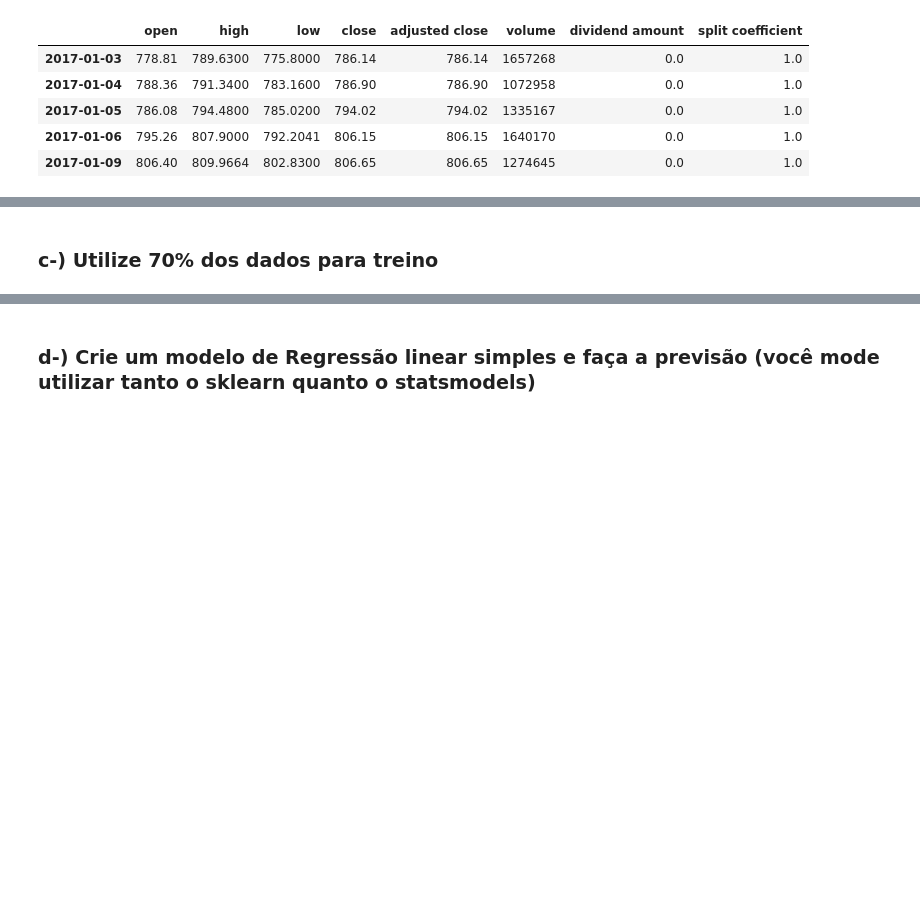
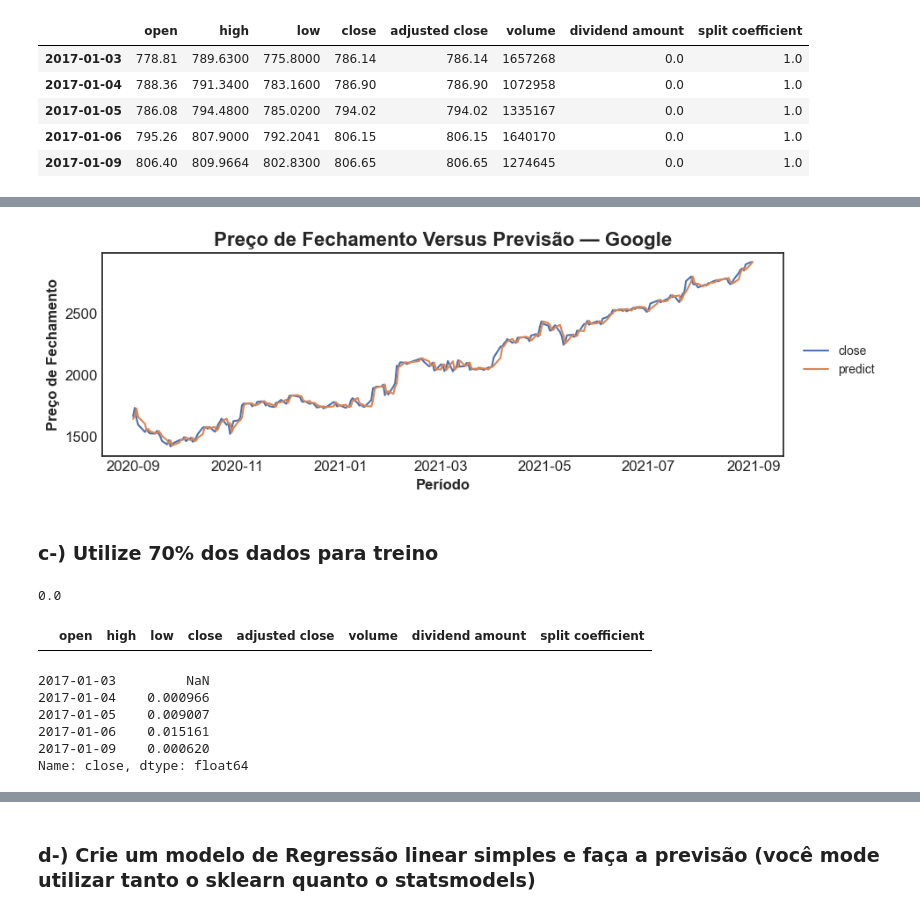
Before and after one commit to anoca-cs/FEA.DEV, a Jupyter notebook: FinQuant/Case/FinQuant Case.ipynb, the cells around one changed output, grey strips where cells are left out. Saved outputs shown, nothing was run; the diff lists cells and outputs as text; code cells hidden in the pictures; blank space fills up the shorter version.

```diff
--- a/FinQuant/Case/FinQuant Case.ipynb
+++ b/FinQuant/Case/FinQuant Case.ipynb
@@ -1722,9 +1742,9 @@ Aqui iremos implantar um dos mais antigos modelos , que é a regressão  linear.
 # %%
 # Visualizar o df
 
-fb = pd.read_csv(r'C:\Users\ana_c\OneDrive\Documentos\GitHub\FEA.DEV\FinQuant\Case\Files\google.csv', index_col = 0, parse_dates = True)
+google = pd.read_csv(r'C:\Users\ana_c\OneDrive\Documentos\GitHub\FEA.DEV\FinQuant\Case\Files\google.csv', index_col = 0, parse_dates = True)
 
-fb.head()
+google.head()
 # %% [output]
 |  | open | high | low | close | adjusted close | volume | dividend amount | split coefficient |
 | 2017-01-03 | 778.81 | 789.6300 | 775.8000 | 786.14 | 786.14 | 1657268 | 0.0 | 1.0 |
@@ -1732,3 +1752,12 @@ fb.head()
 | 2017-01-05 | 786.08 | 794.4800 | 785.0200 | 794.02 | 794.02 | 1335167 | 0.0 | 1.0 |
 | 2017-01-06 | 795.26 | 807.9000 | 792.2041 | 806.15 | 806.15 | 1640170 | 0.0 | 1.0 |
 | 2017-01-09 | 806.40 | 809.9664 | 802.8300 | 806.65 | 806.65 | 1274645 | 0.0 | 1.0 |
+# %%
+# Lag
+
+google_close = pd.DataFrame(google, columns =  ['close'])
+google_close['lag_01'] = google_close.close.shift(1)
+google_close['lag_02'] = google_close.close.shift(2)
+google_close.dropna(inplace = True)
+
+google_close.head()
@@ -1734,0 +1771,10 @@ fb.head()
+# %%
+# Modelo linear — Numpy
+
+lr = np.linalg.lstsq(google_close[['lag_01', 'lag_02']], google_close['close'], rcond = None) [0]
+# %%
+# Modelo linear — Previsão
+
+google_close['predict'] = np.dot(google_close[['lag_01', 'lag_02']], lr)
+
+google_close.head()
@@ -1735,2 +1788,43 @@ fb.head()
+# %%
+# Comparação
+
+plt.style.use('seaborn-v0_8-white')
+fig, ax = plt.subplots()
+fig.set_size_inches([10, 3])
+
+ax.plot(google_close[-252:][['close', 'predict']])
+
+ax.set_title('Preço de Fechamento Versus Previsão — Google', fontweight = 'bold', fontsize = 16)
+ax.set_xlabel('Período', fontweight = 'bold', fontsize = 12)
+ax.set_ylabel('Preço de Fechamento', fontweight = 'bold', fontsize = 12)
+leg = ax.legend(google_close[['close', 'predict']], bbox_to_anchor = (1.15, 0.6), fontsize = 10)
+plt.show()
+# %% [output]
+[figure, added]
 # %% [markdown]
 ### c-) Utilize 70% dos dados para treino
+# %%
+# Verificar se o Google distribuiu dividendos no período analisado
+
+google['dividend amount'].sum()
+# %% [output]
+0.0
+# %%
+# Verificar se há algum coeficiente diferente de 1.0
+
+google[google['split coefficient'] != 1.0]
+# %% [output]
+|  | open | high | low | close | adjusted close | volume | dividend amount | split coefficient |
+# %%
+# Retorno do Preço de Fechamento
+
+google_retorno = np.log(google['close']).diff()
+
+google_retorno.head()
+# %% [output]
+2017-01-03         NaN
+2017-01-04    0.000966
+2017-01-05    0.009007
+2017-01-06    0.015161
+2017-01-09    0.000620
+Name: close, dtype: float64
```
Also changed, not shown: parts of 7 cells of this notebook.
